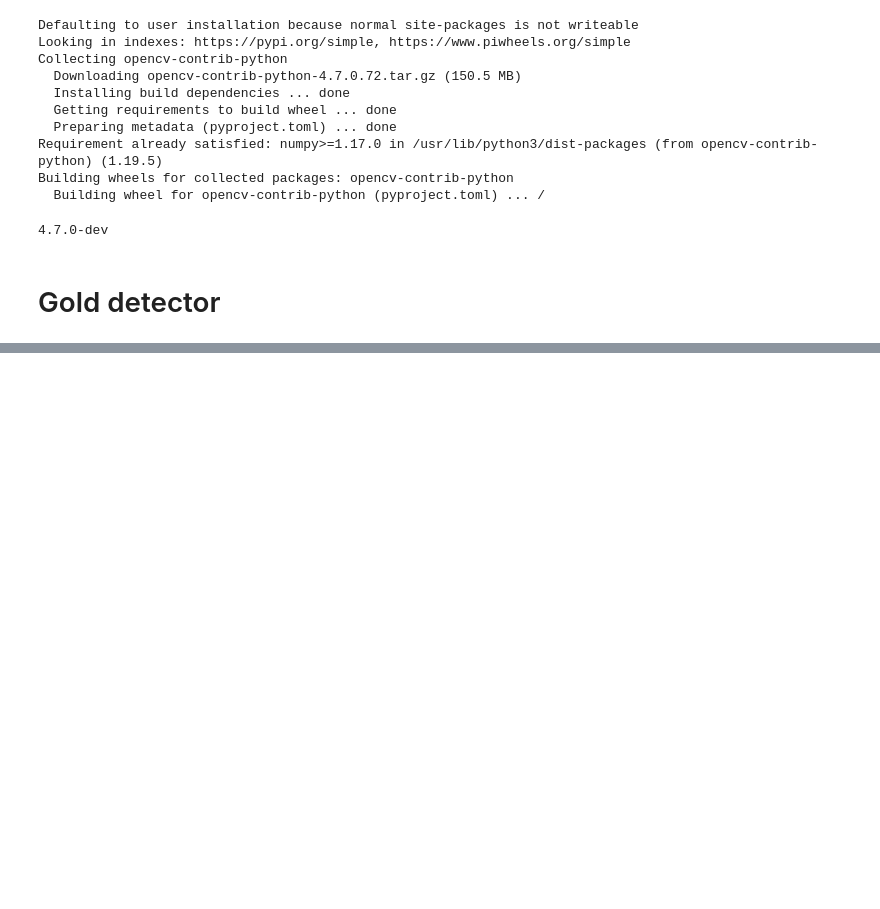
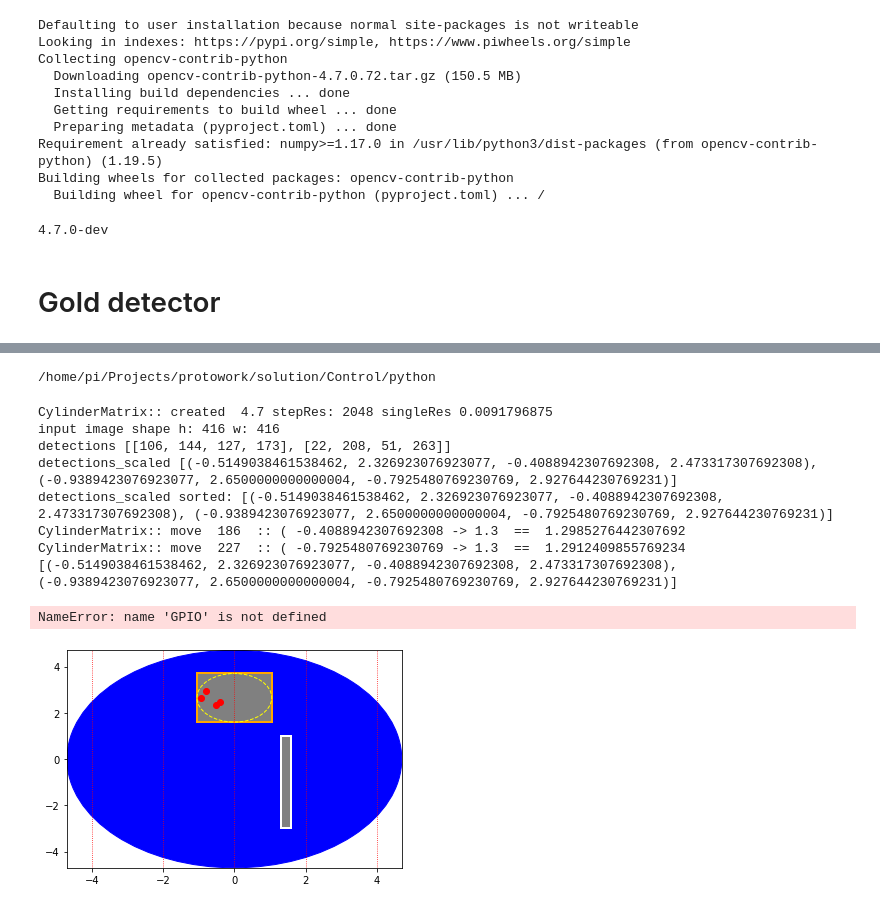
Before and after one commit to jeonghyun-kim-jake/AutoPanningLab, a Jupyter notebook: solution/Control/python/Module test.ipynb, the cells around one changed output, grey strips where cells are left out. Drawn from its saved outputs; the diff is of its cells as text; code cells hidden in the pictures; blank space fills up the shorter version.

```diff
--- a/solution/Control/python/Module test.ipynb
+++ b/solution/Control/python/Module test.ipynb
@@ -86,7 +86,7 @@ class StepMotor28BYJ:
         for i in range(0, cnt):
             self.rotateOnce(directionRight)
 
-    def rotateOnce(self, directionRight=True):
+    def rotateOnce(self, directionRight=True, sleep=0.02):
         logging.debug('rotate called')
         with self.lock:
             sig = self.sig
@@ -95,7 +95,7 @@ class StepMotor28BYJ:
             GPIO.output(self.aint2,sig[2])
             GPIO.output(self.bint2,sig[3])
             sig.rotate(1 if directionRight else -1)
-            time.sleep(0.02)
+            time.sleep(sleep)
             logging.debug('rotate succeed')
 
 
@@ -507,0 +611,75 @@ Test Image [{'class_id': 0, 'class_name': 'gold', 'confidence': 0.89663159847259
+# %%
+
+# engine
+from motors.step import StepMotor28BYJ
+from motors.servo import ServoMotorSG90
+#### 2. particle picker
+
+from mk1_picker import ParticlePicker
+stepMotor2 = StepMotor28BYJ(aint=3, bint=5, aint2=7, bint2=8)
+stepMotor2.init()
+servoMotor = ServoMotorSG90(servo_pin=12)
+# %%
+# init
+servoMotor.rotateOnce(0)
+servoMotor.rotate(45, 0)
+servoMotor.rotate(0, 45)
+!pwd
+# %% [output]
+/home/pi/Projects/protowork/solution/Control/python
+# %%
+from matplotlib import pyplot as plt
+from matplotlib.patches import Rectangle
+
+import numpy as np
+
+
+def plot_cylinder(savePath, x=[], y=[]):
+    plt.cla()
+    plt.plot(x, y, 'or')
+    plt.xlim(-4.7, 4.7)
+    plt.ylim(-4.7, 4.7)
+    plt.grid(axis='x', color='red', linestyle=':')
+    plt.gca().add_patch(plt.Circle((0, 0), radius=4.7, color='blue', clip_on=True))
+    plt.gca().add_patch(Rectangle((-1.05,1.6), 2.1,2.1,
+                        edgecolor='orange',
+                        facecolor='grey',
+                        lw=2))
+    plt.gca().add_patch(Rectangle((1.3,-3.0), 0.3, 4,
+                        edgecolor='white',
+                        facecolor='grey',
+                        lw=2))
+    plt.gca().add_patch(plt.Circle((0, 1.6+(2.1/2)), radius=(2.1/2), color='yellow', fill=False, linestyle='--'))
+    plt.savefig(savePath)
+
+test_image_path = "/home/pi/Projects/protowork/solution/Control/test.jpg"
+
+picker = ParticlePicker(stepMotor2, servoMotor, debugPath=None)
+ret, scaled = picker.checkParticle(test_image_path)
+
+
+
+x= []
+y= []
+
+for d in scaled:
+    x.append(d[0])
+    x.append(d[2])
+    y.append(d[1])
+    y.append(d[3])
+
+print (scaled)
+plot_cylinder("test.png", x, y)
+
+GPIO.cleanup()
+# %% [output]
+CylinderMatrix:: created  4.7 stepRes: 2048 singleRes 0.0091796875
+input image shape h: 416 w: 416
+detections [[106, 144, 127, 173], [22, 208, 51, 263]]
+detections_scaled [(-0.5149038461538462, 2.326923076923077, -0.4088942307692308, 2.473317307692308), (-0.9389423076923077, 2.6500000000000004, -0.7925480769230769, 2.927644230769231)]
+detections_scaled sorted: [(-0.5149038461538462, 2.326923076923077, -0.4088942307692308, 2.473317307692308), (-0.9389423076923077, 2.6500000000000004, -0.7925480769230769, 2.927644230769231)]
+CylinderMatrix:: move  186  :: ( -0.4088942307692308 -> 1.3  ==  1.2985276442307692
+CylinderMatrix:: move  227  :: ( -0.7925480769230769 -> 1.3  ==  1.2912409855769234
+[(-0.5149038461538462, 2.326923076923077, -0.4088942307692308, 2.473317307692308), (-0.9389423076923077, 2.6500000000000004, -0.7925480769230769, 2.927644230769231)]
+NameError: name 'GPIO' is not defined
+[figure, added]
```
Also changed, not shown: parts of 10 cells of this notebook, 5 other files.
